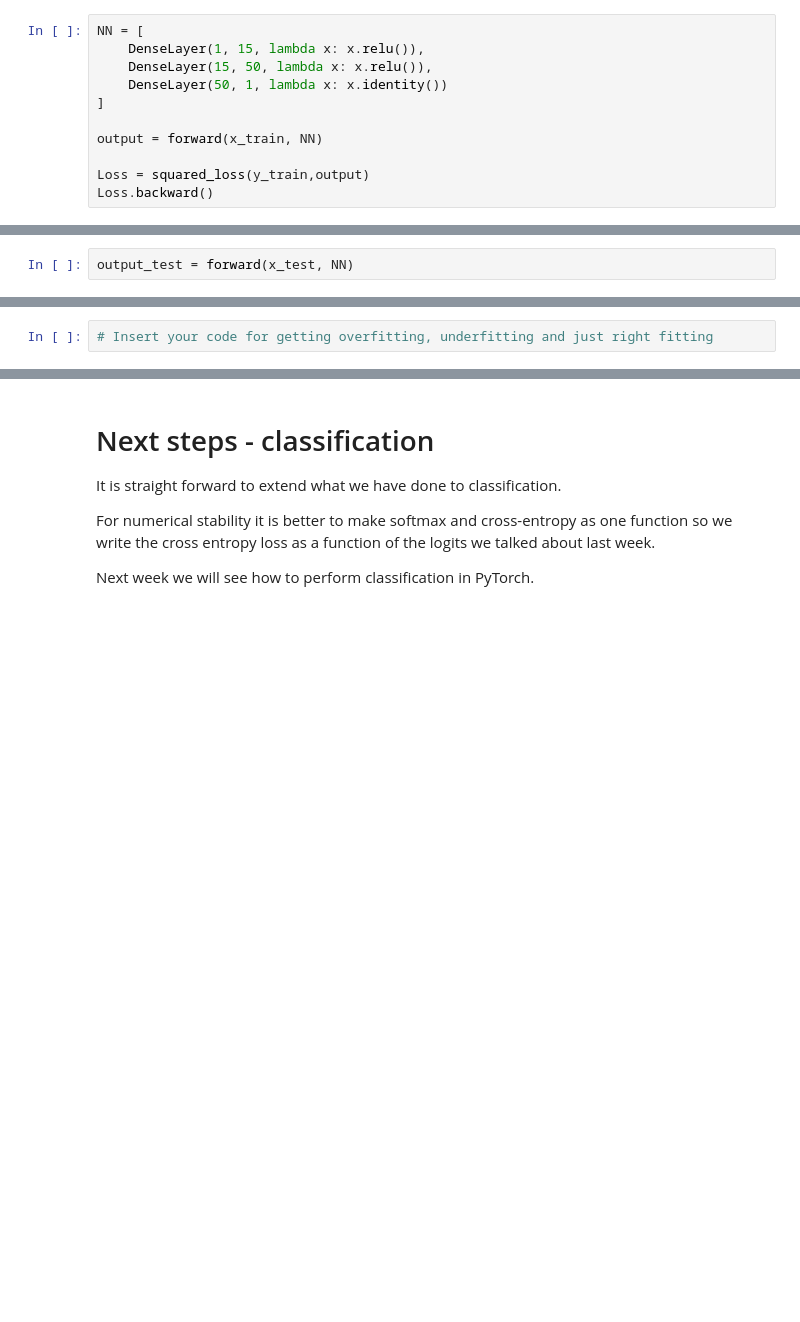
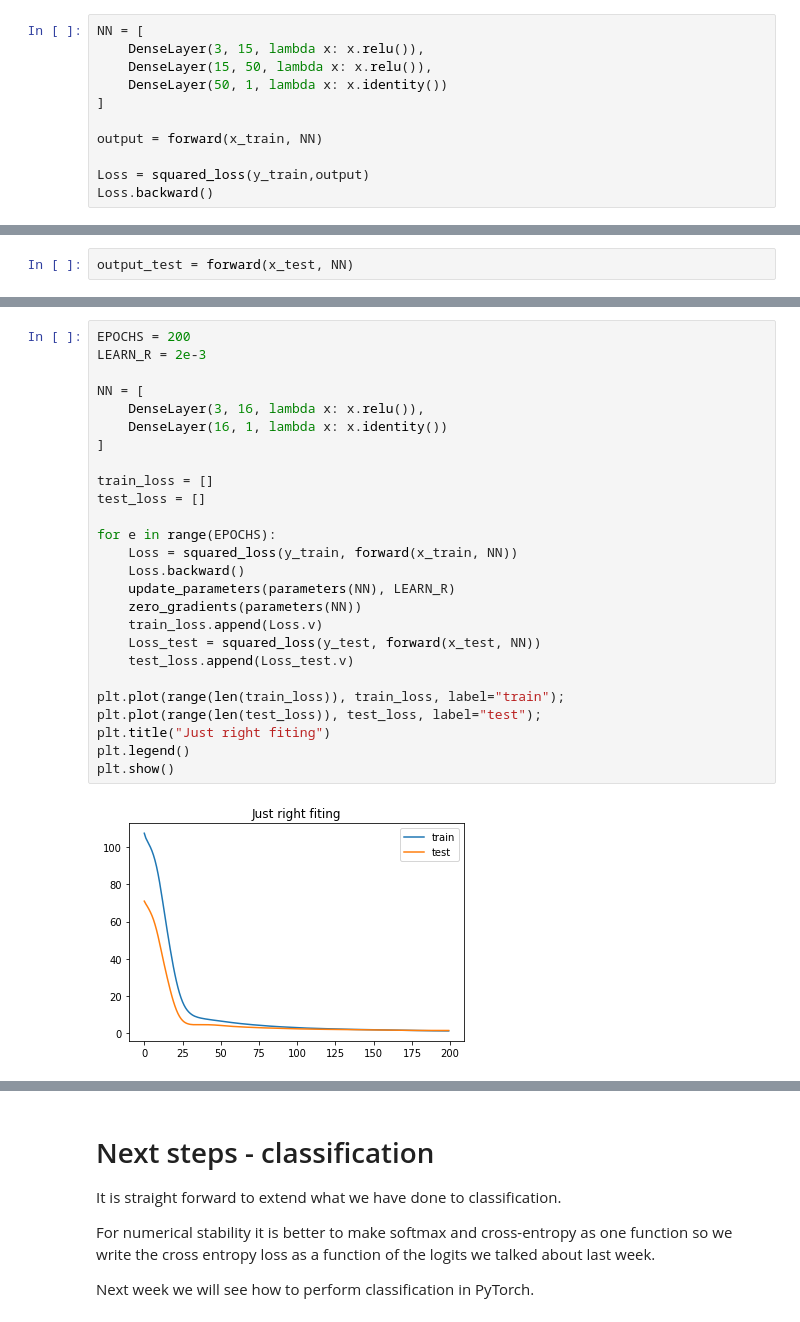
Before and after one commit to samyhaff/02456-deep-learning-with-PyTorch, a Jupyter notebook: 2_Feedforward_Python/2.1-EXE-FNN-AutoDif-Nanograd.ipynb, the cells around one changed output, grey strips where cells are left out. Saved outputs shown, nothing was run; the diff lists cells and outputs as text; blank space fills up the shorter version.

```diff
--- a/2_Feedforward_Python/2.1-EXE-FNN-AutoDif-Nanograd.ipynb
+++ b/2_Feedforward_Python/2.1-EXE-FNN-AutoDif-Nanograd.ipynb
@@ -727,7 +741,7 @@ We are ready to train some neural networks!
 We initialize again:
 # %%
 NN = [
-    DenseLayer(1, 15, lambda x: x.relu()),
+    DenseLayer(3, 15, lambda x: x.relu()),
     DenseLayer(15, 50, lambda x: x.relu()),
     DenseLayer(50, 1, lambda x: x.identity())
 ]
@@ -868,2 +931,28 @@ _Insert written answer here._
-# %%
-# Insert your code for getting overfitting, underfitting and just right fitting
+# %%
+EPOCHS = 200
+LEARN_R = 2e-3
+
+NN = [
+    DenseLayer(3, 16, lambda x: x.relu()),
+    DenseLayer(16, 1, lambda x: x.identity())
+]
+
+train_loss = []
+test_loss = []
+
+for e in range(EPOCHS):
+    Loss = squared_loss(y_train, forward(x_train, NN))
+    Loss.backward()
+    update_parameters(parameters(NN), LEARN_R)
+    zero_gradients(parameters(NN))
+    train_loss.append(Loss.v)
+    Loss_test = squared_loss(y_test, forward(x_test, NN))
+    test_loss.append(Loss_test.v)
+
+plt.plot(range(len(train_loss)), train_loss, label="train");
+plt.plot(range(len(test_loss)), test_loss, label="test");
+plt.title("Just right fiting")
+plt.legend()
+plt.show()
+# %% [output]
+[figure, added]
```
Also changed, not shown: parts of 19 cells of this notebook.
